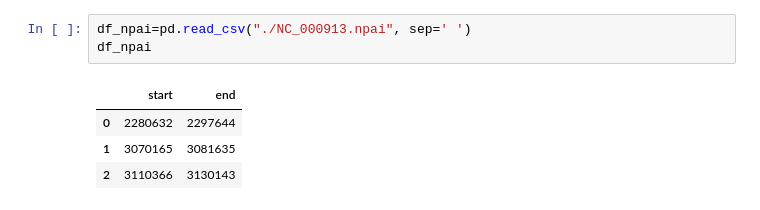
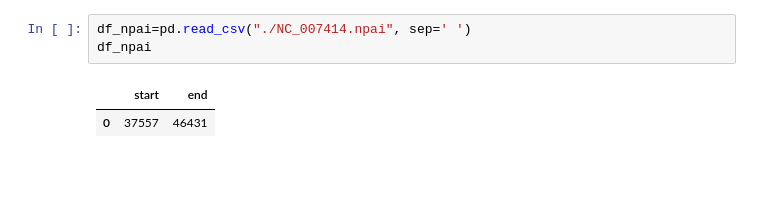
Before and after one commit to cefika/ip2-seminarski, a Jupyter notebook: test_dn.ipynb, the cells around one changed output. Saved outputs shown, nothing was run; the diff lists cells and outputs as text; blank space fills up the shorter version.

```diff
--- a/test_dn.ipynb
+++ b/test_dn.ipynb
@@ -21,11 +16,9 @@ df_cpai
 # %%
-df_npai=pd.read_csv("./NC_000913.npai", sep=' ')
+df_npai=pd.read_csv("./NC_007414.npai", sep=' ')
 df_npai
 # %% [output]
 |  | start | end |
-| 0 | 2280632 | 2297644 |
-| 1 | 3070165 | 3081635 |
-| 2 | 3110366 | 3130143 |
+| 0 | 37557 | 46431 |
 # %%
 df_fasta=pd.read_csv("./izlaz_dn.load")
 df_fasta
```
Also changed, not shown: parts of 10 cells of this notebook, 4 other files.
